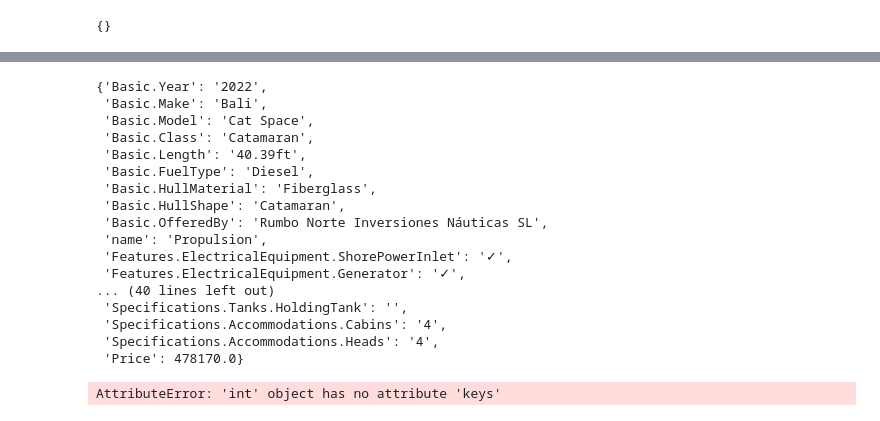
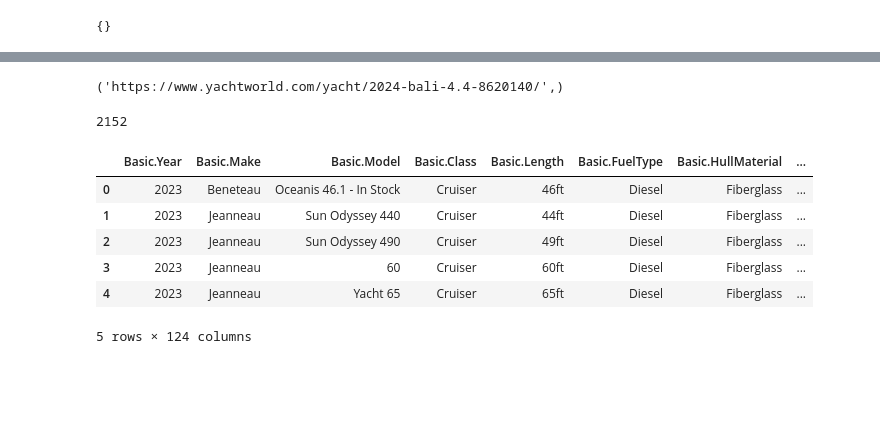
Before and after one commit to Mathematical-Jedi/2023-International-Mathematical-Model, a Jupyter notebook: yecanming/爬虫/pa_new.ipynb, the cells around one changed output, grey strips where cells are left out. Drawn from its saved outputs; the diff is of its cells as text; code cells hidden in the pictures; blank space fills up the shorter version.

```diff
--- a/yecanming/爬虫/pa_new.ipynb
+++ b/yecanming/爬虫/pa_new.ipynb
@@ -215,23 +231,3 @@ with ThreadPoolExecutor(max_workers=32) as t:
     # tasks = [t.submit(set_data, i) for i in range(64)]
     for future in tqdm(as_completed(tasks), total=len(tasks)):
         pass
-# %%
-get_yacht_data(links[1890])
-# %% [output]
-{'Basic.Year': '2022',
- 'Basic.Make': 'Bali',
- 'Basic.Model': 'Cat Space',
- 'Basic.Class': 'Catamaran',
- 'Basic.Length': '40.39ft',
- 'Basic.FuelType': 'Diesel',
- 'Basic.HullMaterial': 'Fiberglass',
- 'Basic.HullShape': 'Catamaran',
- 'Basic.OfferedBy': 'Rumbo Norte Inversiones Náuticas SL',
- 'name': 'Propulsion',
- 'Features.ElectricalEquipment.ShorePowerInlet': '✓',
- 'Features.ElectricalEquipment.Generator': '✓',
-... (40 lines left out)
- 'Specifications.Tanks.HoldingTank': '',
- 'Specifications.Accommodations.Cabins': '4',
- 'Specifications.Accommodations.Heads': '4',
- 'Price': 478170.0}
@@ -240,5 +234,21 @@ data_list = filter
+# %%
+links[2106],
+# get_yacht_data(links[2106])
+# %% [output]
+('https://www.yachtworld.com/yacht/2024-bali-4.4-8620140/',)
+# %%
+data_list = list(filter(lambda x:not isinstance(x, int) and isinstance(x, dict), yacht_data_list))
+len(data_list)
+# %% [output]
+2152
 # %%
-df = pd.DataFrame(yacht_data_list)
+df = pd.DataFrame(data_list)
 df.head()
 # %% [output]
+|  | Basic.Year | Basic.Make | Basic.Model | Basic.Class | Basic.Length | Basic.FuelType | Basic.HullMaterial | ... |
+| 0 | 2023 | Beneteau | Oceanis 46.1 - In Stock | Cruiser | 46ft | Diesel | Fiberglass | ... |
+| 1 | 2023 | Jeanneau | Sun Odyssey 440 | Cruiser | 44ft | Diesel | Fiberglass | ... |
+| 2 | 2023 | Jeanneau | Sun Odyssey 490 | Cruiser | 49ft | Diesel | Fiberglass | ... |
+| 3 | 2023 | Jeanneau | 60 | Cruiser | 60ft | Diesel | Fiberglass | ... |
+| 4 | 2023 | Jeanneau | Yacht 65 | Cruiser | 65ft | Diesel | Fiberglass | ... |
-AttributeError: 'int' object has no attribute 'keys'
+5 rows × 124 columns
```
Also changed, not shown: parts of 6 cells of this notebook, 3 other files.
